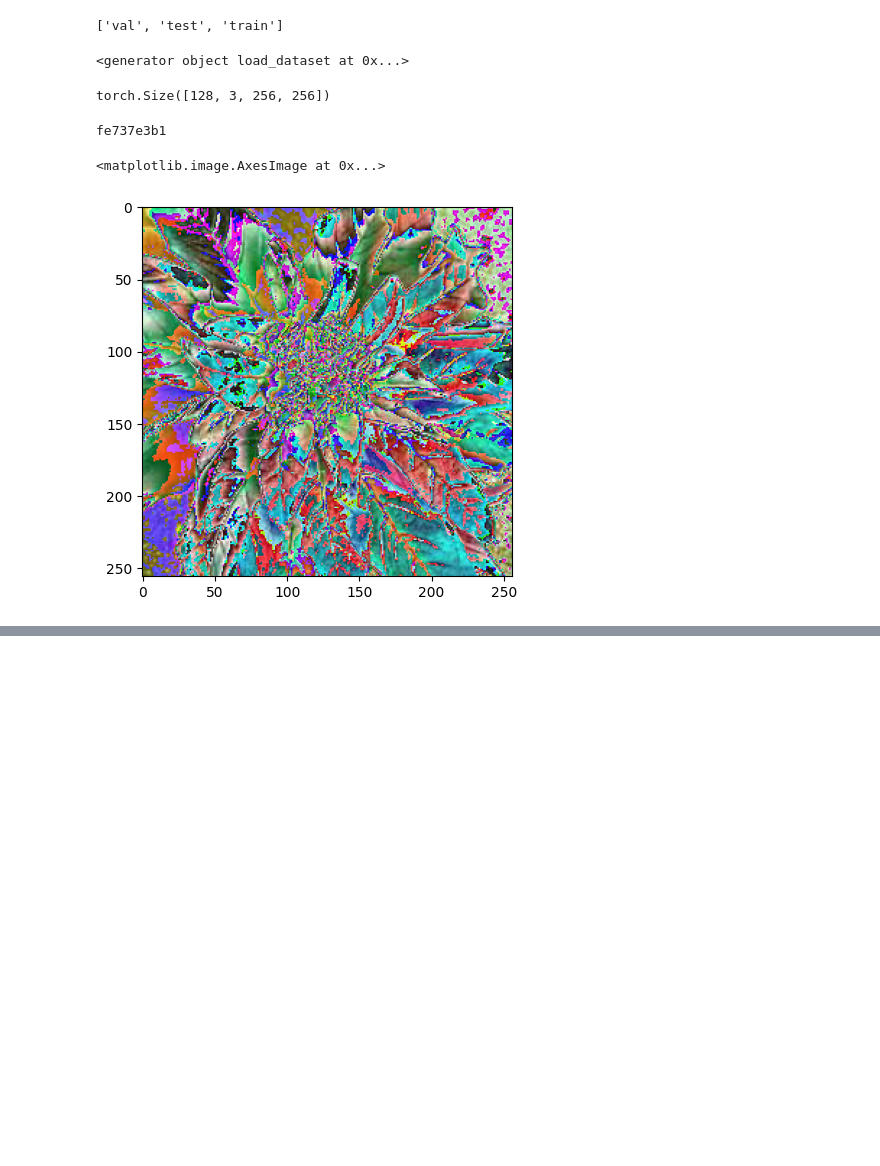
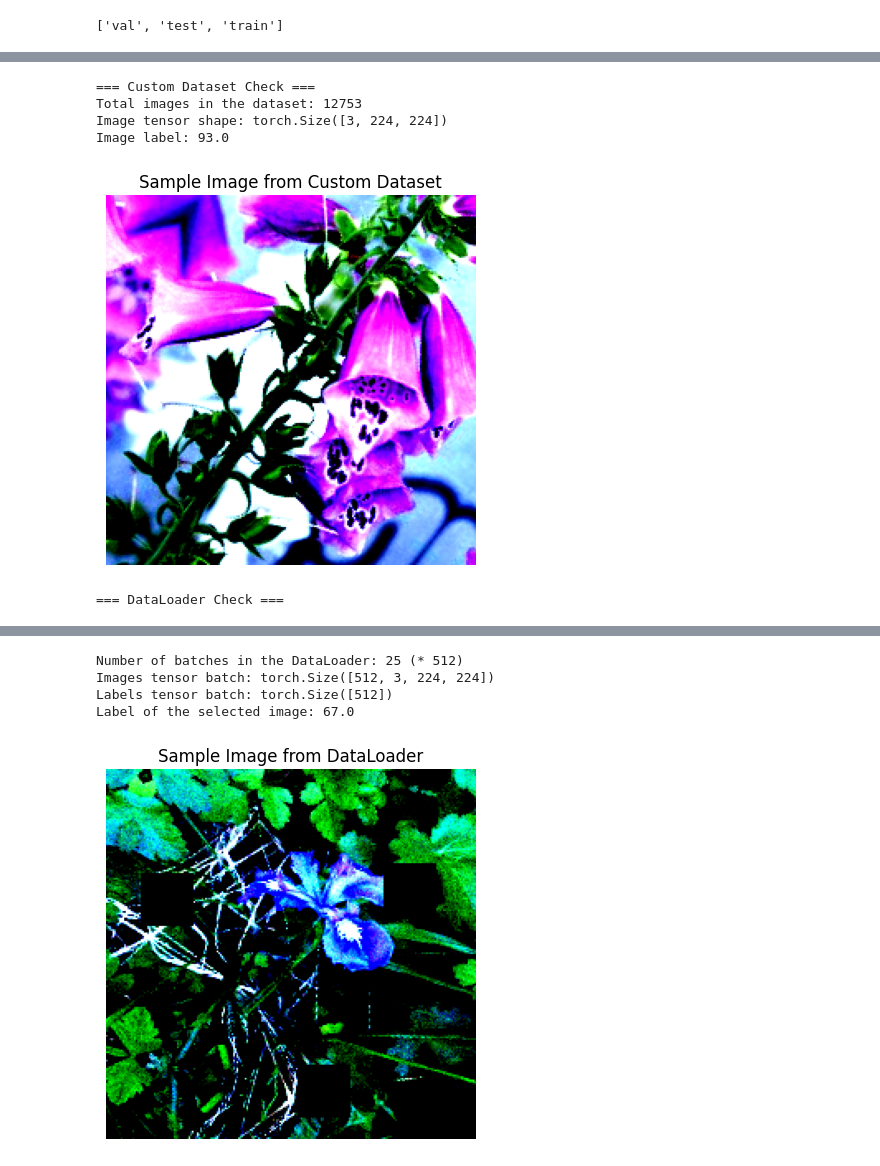
Before and after one commit to alexmak123/kaggle-CV-best11, a Jupyter notebook: flowers_tpu/advanced_with_libs.ipynb, the cells around one changed output, grey strips where cells are left out. Cells and saved outputs as stored; diff of their text form; code cells hidden in the pictures; blank space fills up the shorter version.

```diff
--- a/flowers_tpu/advanced_with_libs.ipynb
+++ b/flowers_tpu/advanced_with_libs.ipynb
@@ -165,8 +166,7 @@ def get_recursive_paths(path, mode="train"):
 # %%
 path = "/kaggle/input/flower-classification-with-tpus/tfrecords-jpeg-224x224"
+mode = "train"
+batch_size = 512
 
-train_trf_dataset = load_dataset(get_recursive_paths(path, "train"))
+custom_dataset = CustomDataset(file_paths=get_recursive_paths(path, mode), mode=mode)
+dataloader = DataLoader(custom_dataset, batch_size=batch_size, shuffle=True, num_workers=8)
-# %%
-train_trf_dataset
-# %% [output]
-<generator object load_dataset at 0x...>
@@ -181,20 +173,31 @@ batch_train_tensors = next(load_tensor_batches(train_trf_dataset, labeled=False,
-# %%
-batch_train_tensors[0].shape
-# %% [output]
-torch.Size([128, 3, 256, 256])
-# %%
-import random
-
-import numpy as np
-
-
-batch_imgs, batch_lbls = batch_train_tensors
-batch_imgs_np = [(image.permute(1, 2, 0) * 255.0).numpy().astype(np.uint8) for image in batch_imgs]
-
-rand_id = random.randrange(0, len(batch_imgs_np))
-print(batch_lbls[rand_id])
-plt.imshow(batch_imgs_np[rand_id])
-# %% [output]
-fe737e3b1
-<matplotlib.image.AxesImage at 0x...>
-[figure, removed]
+# %%
+import random
+
+import matplotlib.pyplot as plt
+
+
+print("=== Custom Dataset Check ===")
+img_tensor, lbl = custom_dataset[random.randint(0, len(custom_dataset) - 1)]
+print(f"Total images in the dataset: {len(custom_dataset)}")
+print(f"Image tensor shape: {img_tensor.shape}")
+print(f"Image label: {lbl}")
+plt.imshow(img_tensor.permute(1, 2, 0).detach().cpu().numpy())
+plt.title("Sample Image from Custom Dataset")
+plt.axis("off")
+plt.show()
+
+print("=== DataLoader Check ===")
+imgs_tensor, lbls_tensor = next(iter(dataloader))
+print(f"Number of batches in the DataLoader: {len(dataloader)} (* {batch_size})")
+print(f"Images tensor batch: {imgs_tensor.shape}")
+print(f"Labels tensor batch: {lbls_tensor.shape}")
+
+index = random.randint(0, batch_size - 1)
+img = imgs_tensor[index].permute(1, 2, 0).detach().cpu().numpy()
+lbl = lbls_tensor[index]
+print(f"Label of the selected image: {lbl}")
+plt.imshow(img)
+plt.title("Sample Image from DataLoader")
+plt.axis("off")
+plt.show()
+# %% [output]
@@ -200,0 +205,6 @@ fe737e3b1
+=== Custom Dataset Check ===
+Total images in the dataset: 12753
+Image tensor shape: torch.Size([3, 224, 224])
+Image label: 93.0
+[figure, added]
+=== DataLoader Check ===
@@ -201,3 +212,8 @@ fe737e3b1
+Number of batches in the DataLoader: 25 (* 512)
+Images tensor batch: torch.Size([512, 3, 224, 224])
+Labels tensor batch: torch.Size([512])
+Label of the selected image: 67.0
+[figure, added]
 # %%
 !pip install wandb
 !pip install lightning
```
Also changed, not shown: parts of 17 cells of this notebook.
